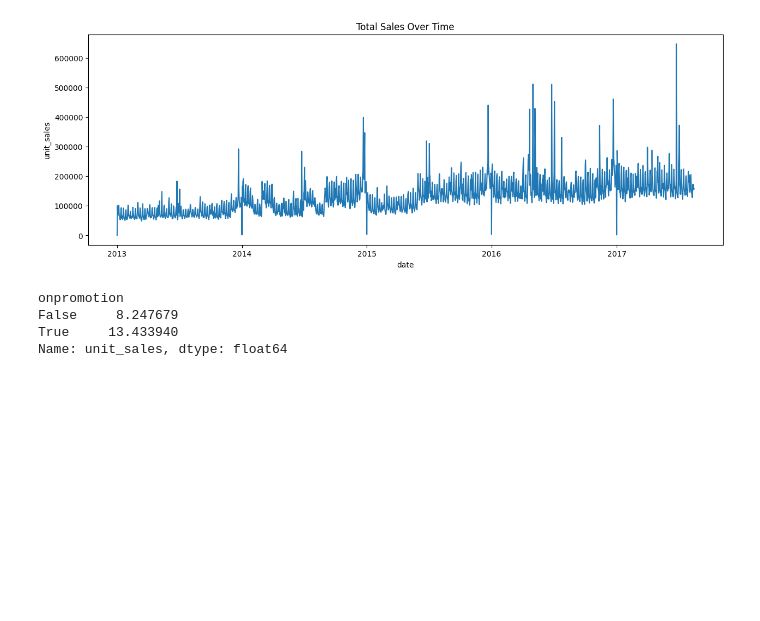
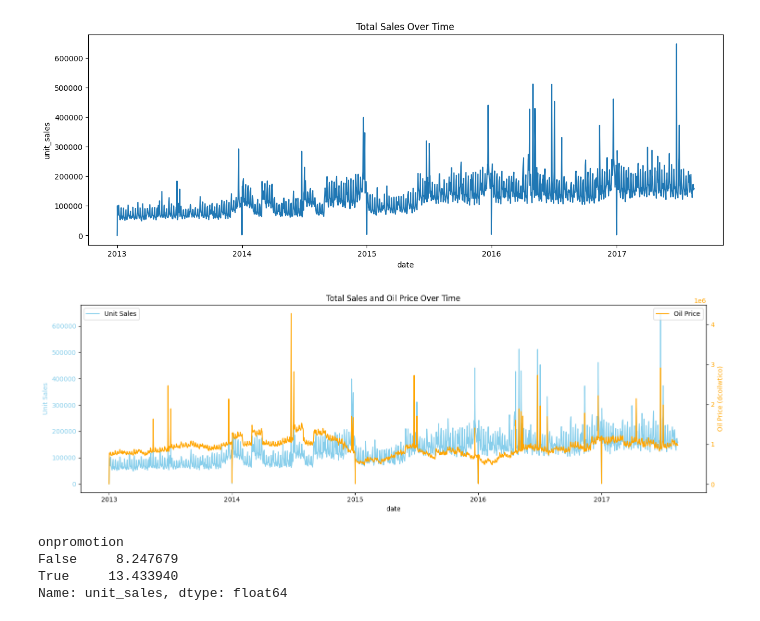
Before and after one commit to Neiw1/Grocery-Sales-Forecasting, a Jupyter notebook: eda.ipynb, the cells around one changed output. Saved outputs shown, nothing was run; the diff lists cells and outputs as text; code cells hidden in the pictures; blank space fills up the shorter version.

```diff
--- a/eda.ipynb
+++ b/eda.ipynb
@@ -35,6 +35,25 @@ plt.title("Total Sales Over Time")
 # %% [output]
 Text(0.5, 1.0, 'Total Sales Over Time')
 [figure]
+# %%
+daily = df.groupby('date')[['unit_sales', 'dcoilwtico']].sum().reset_index()
+
+fig, ax1 = plt.subplots(figsize=(15,5))
+
+sns.lineplot(data=daily, x='date', y='unit_sales', ax=ax1, color='skyblue', label='Unit Sales')
+ax1.set_ylabel('Unit Sales', color='skyblue')
+ax1.tick_params(axis='y', labelcolor='skyblue')
+
+ax2 = ax1.twinx()
+sns.lineplot(data=daily, x='date', y='dcoilwtico', ax=ax2, color='orange', label='Oil Price')
+ax2.set_ylabel('Oil Price (dcoilwtico)', color='orange')
+ax2.tick_params(axis='y', labelcolor='orange')
+
+plt.title("Total Sales and Oil Price Over Time")
+plt.tight_layout()
+plt.show()
+# %% [output]
+[figure, added]
 # %%
 df.groupby('onpromotion')['unit_sales'].mean()
 # %% [output]
```
Also changed, not shown: parts of 1 cell of this notebook.
